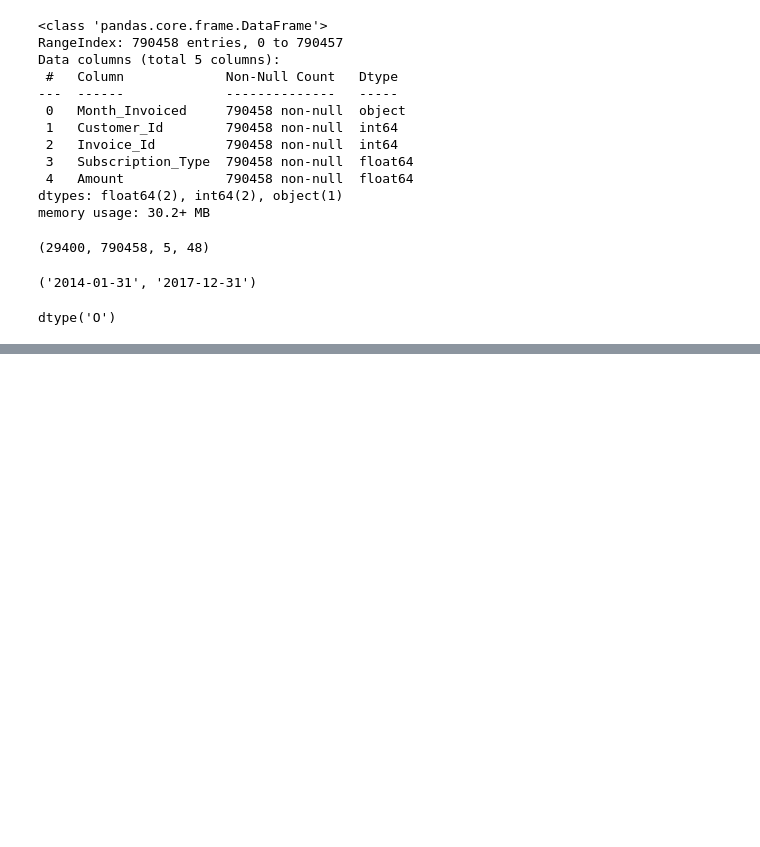
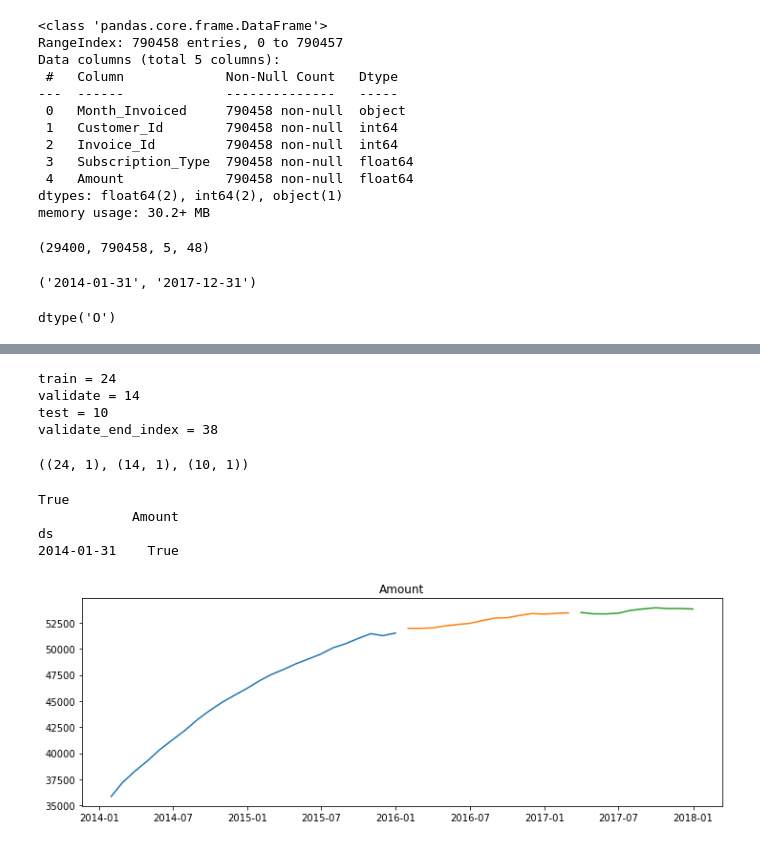
Before and after one commit to lopezelihezer/time-series-exercises, a Jupyter notebook: model.ipynb, the cells around one changed output, grey strips where cells are left out. Saved outputs shown, nothing was run; the diff lists cells and outputs as text; code cells hidden in the pictures; blank space fills up the shorter version.

```diff
--- a/model.ipynb
+++ b/model.ipynb
@@ -83,0 +88,4 @@ df.set_index('Month_Invoiced').sort_index()
+# %%
+# continous variables = 'amount'
+# categorical variables = 'customer_id', 'Invoice_Id', 'Subscription_Type'
+target_var = "Amount"
@@ -83,0 +98,25 @@ df.set_index('Month_Invoiced').sort_index()
+# %%
+def split():
+    train_size = int(len(df) * .5)
+    print(f"train = {train_size}")
+    validate_size = int(len(df) * .3)
+    print(f"validate = {validate_size}")
+    test_size = int(len(df) - train_size - validate_size)
+    print(f"test = {test_size}")
+    validate_end_index = train_size + validate_size
+    print(f"validate_end_index = {validate_end_index}")
+    train = df[:train_size]
+    validate = df[train_size : validate_end_index]
+    test = df[validate_end_index : ]
+    return train, validate, test
+# %%
+train, validate, test=split()
+# %% [output]
+train = 24
+validate = 14
+test = 10
+validate_end_index = 38
+# %%
+train.shape, validate.shape, test.shape
+# %% [output]
+((24, 1), (14, 1), (10, 1))
@@ -83,0 +127,7 @@ df.set_index('Month_Invoiced').sort_index()
+# %%
+verify_split()
+# %% [output]
+True
+            Amount
+ds
+2014-01-31    True
@@ -83,0 +136,14 @@ df.set_index('Month_Invoiced').sort_index()
+# %%
+def plot_samples(target_var):
+    '''
+    this function will plot the train, validate and test values for a single variable across all dates.
+    '''
+    plt.figure(figsize=(12,4))
+    plt.plot(train[target_var])
+    plt.plot(validate[target_var])
+    plt.plot(test[target_var])
+    plt.title(target_var)
+# %%
+plot_samples(target_var)
+# %% [output]
+[figure, added]
```
Also changed, not shown: parts of 47 cells of this notebook.
